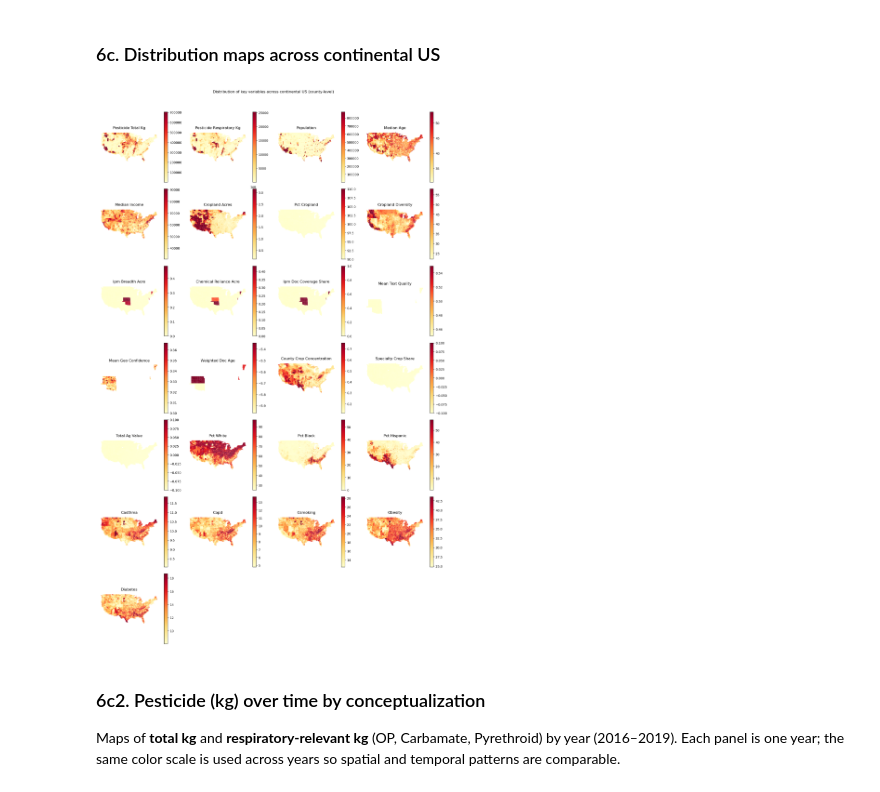
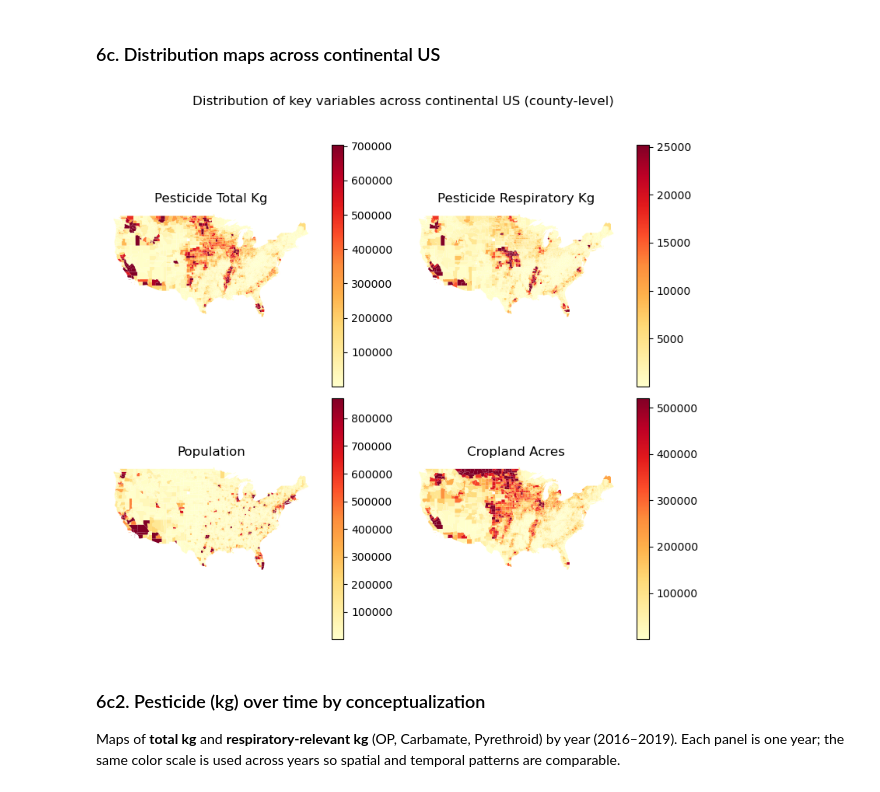
Before and after one commit to Erdos-Projects/spring-2026-pesticide-exposure, a Jupyter notebook: EDA/joint_eda.ipynb, the cells around one changed output. Saved outputs shown, nothing was run; the diff lists cells and outputs as text; code cells hidden in the pictures.

```diff
--- a/EDA/joint_eda.ipynb
+++ b/EDA/joint_eda.ipynb
@@ -282,45 +262,48 @@ if gpd is not None:
     exclude_states = ["02", "15", "72", "60", "66", "69", "78"]
     counties_cont = counties_gdf[~counties_gdf["FIPS"].str[:2].isin(exclude_states)]
 
+    # map_vars = [
+    #     "pesticide_total_kg", "pesticide_respiratory_kg", "population", "median_age", "median_income",
+    #     "cropland_acres", "pct_cropland", "cropland_diversity",
+    #     "ipm_breadth_acre", "chemical_reliance_acre", "ipm_doc_coverage_share", "mean_text_quality", "mean_geo_confidence", "weighted_doc_age",
+    #     "county_crop_concentration", "specialty_crop_share", "total_ag_value",
+    #     "pct_white", "pct_black", "pct_hispanic",
+    #     "CASTHMA", "COPD", "CSMOKING", "OBESITY", "DIABETES"
+    # ]
     map_vars = [
-        "pesticide_total_kg", "pesticide_respiratory_kg", "population", "median_age", "median_income",
-        "cropland_acres", "pct_cropland", "cropland_diversity",
-        "ipm_breadth_acre", "chemical_reliance_acre", "ipm_doc_coverage_share", "mean_text_quality", "mean_geo_confidence", "weighted_doc_age",
-        "county_crop_concentration", "specialty_crop_share", "total_ag_value",
-        "pct_white", "pct_black", "pct_hispanic",
-        "CASTHMA", "COPD", "CSMOKING", "OBESITY", "DIABETES"
+        "pesticide_total_kg", "pesticide_respiratory_kg", "population", "cropland_acres"
     ]
     map_vars = [c for c in map_vars if c in joint.columns]
 
     # One row per county for map (mean across years)
     map_df = joint.groupby("FIPS", as_index=True)[map_vars].mean().reset_index()
     map_df["FIPS"] = map_df["FIPS"].astype(str).str.zfill(5)
     merged = counties_cont.merge(map_df[["FIPS"] + map_vars], on="FIPS", how="inner")
 
     n_vars = len(map_vars)
-    n_cols = 4
+    n_cols = 2
     n_rows = (n_vars + n_cols - 1) // n_cols
     fig, axes = plt.subplots(n_rows, n_cols, figsize=(4 * n_cols, 3.5 * n_rows))
     axes = axes.flatten() if n_vars > 1 else [axes]
 
     for i, var in enumerate(map_vars):
         ax = axes[i]
         merged_plot = merged.dropna(subset=[var])
         vmin, vmax = merged_plot[var].quantile(0.02), merged_plot[var].quantile(0.98)
         merged_plot.plot(column=var, ax=ax, legend=True, cmap="YlOrRd", edgecolor="none", linewidth=0.1, vmin=vmin, vmax=vmax)
         ax.set_title(var.replace("_", " ").title())
         ax.axis("off")
 
     for j in range(len(map_vars), len(axes)):
         axes[j].axis("off")
 
     plt.suptitle("Distribution of key variables across continental US (county-level)", fontsize=12, y=1.02)
     plt.tight_layout()
     plt.show()
 else:
     print("Install geopandas for choropleth maps: pip install geopandas")
 # %% [output]
-[figure, old version]
+[figure, new version]
 # %% [markdown]
 ### 6c2. Pesticide (kg) over time by conceptualization
 
```
Also changed, not shown: parts of 15 cells of this notebook, 2 other files.
